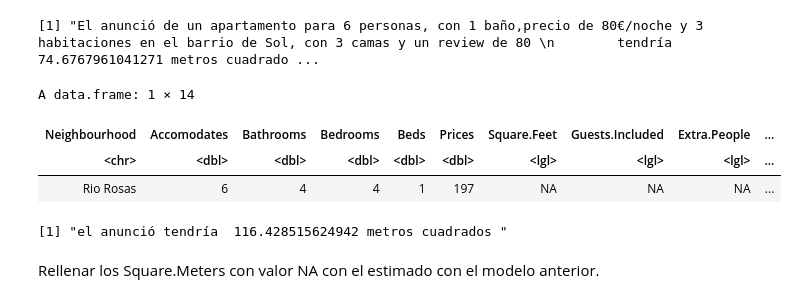
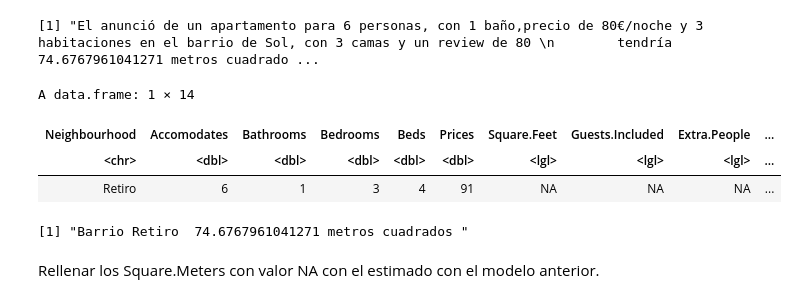
Before and after one commit to Gym28/PracticaDataMining, a Jupyter notebook: GinaMoreno2.ipynb, the cells around one changed output. Saved outputs shown, nothing was run; the diff lists cells and outputs as text; code cells hidden in the pictures.

```diff
--- a/GinaMoreno2.ipynb
+++ b/GinaMoreno2.ipynb
@@ -651,24 +651,24 @@ A data.frame: 1 × 14
 [1] "El anunció de un apartamento para 6 personas, con 1 baño,precio de 80€/noche y 3 habitaciones en el barrio de Sol, con 3 camas y un review de 80 \n        tendría 74.6767961041271 metros cuadrado ...
 # %%
 Accomodates<-c(6)
-Bathrooms<-c(4)
-Prices<-c(197)
-Bedrooms<-c(4)
-Beds<-c(1)
-Neighbourhood<-c("Rio Rosas")
-Review.Scores.Rating<-c(88)
+Bathrooms<-c(1)
+Prices<-c(91)
+Bedrooms<-c(3)
+Beds<-c(4)
+Neighbourhood<-c("Retiro")
+Review.Scores.Rating<-c(96)
 neighb_id<-as.factor(neighb_id)
 
 new_data<-data.frame(Neighbourhood, Accomodates,Bathrooms,Bedrooms,Beds,  Prices,Square.Feet=NA,Guests.Included=NA,Extra.People=NA,Review.Scores.Rating,Latitude=NA,Longitude=NA,Square.Meters=NA, neighb_id )
 new_data
 new_data$pred<-predict(lm_model, new_data)
-paste ("el anunció tendría " , new_data$pred ,"metros cuadrados ")
+paste ("Barrio Retiro " , new_data$pred ,"metros cuadrados ")
 # %% [output]
 A data.frame: 1 × 14
 | Neighbourhood | Accomodates | Bathrooms | Bedrooms | Beds | Prices | Square.Feet | Guests.Included | Extra.People | ... |
 | <chr> | <dbl> | <dbl> | <dbl> | <dbl> | <dbl> | <lgl> | <lgl> | <lgl> | ... |
-| Rio Rosas | 6 | 4 | 4 | 1 | 197 | NA | NA | NA | ... |
+| Retiro | 6 | 1 | 3 | 4 | 91 | NA | NA | NA | ... |
-[1] "el anunció tendría  116.428515624942 metros cuadrados "
+[1] "Barrio Retiro  74.6767961041271 metros cuadrados "
 # %% [markdown]
 Rellenar los Square.Meters con valor NA con el estimado con el modelo anterior.
 # %%
```
